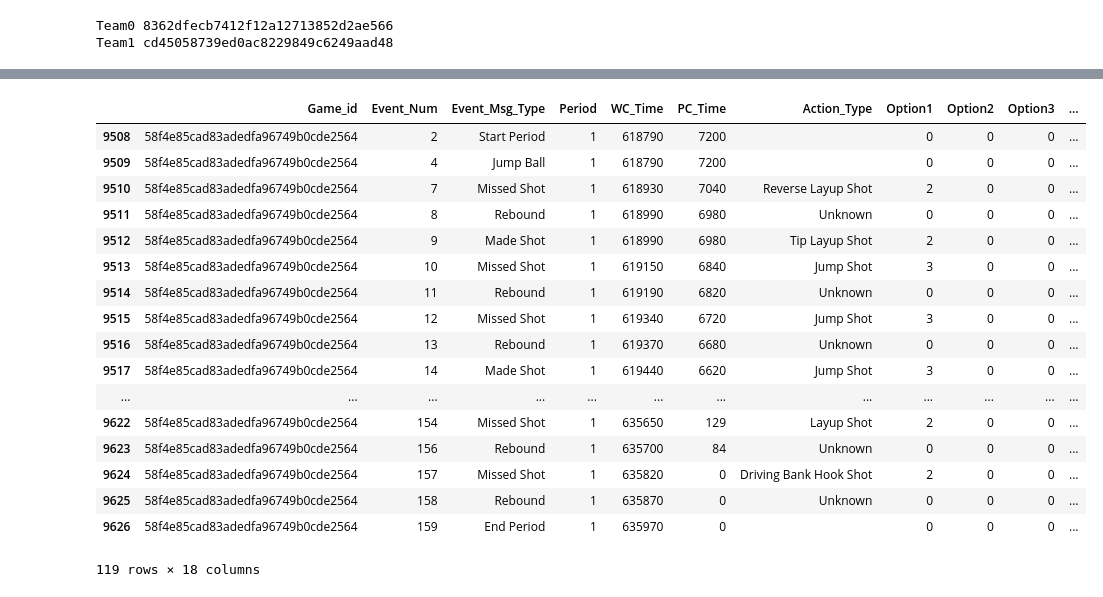
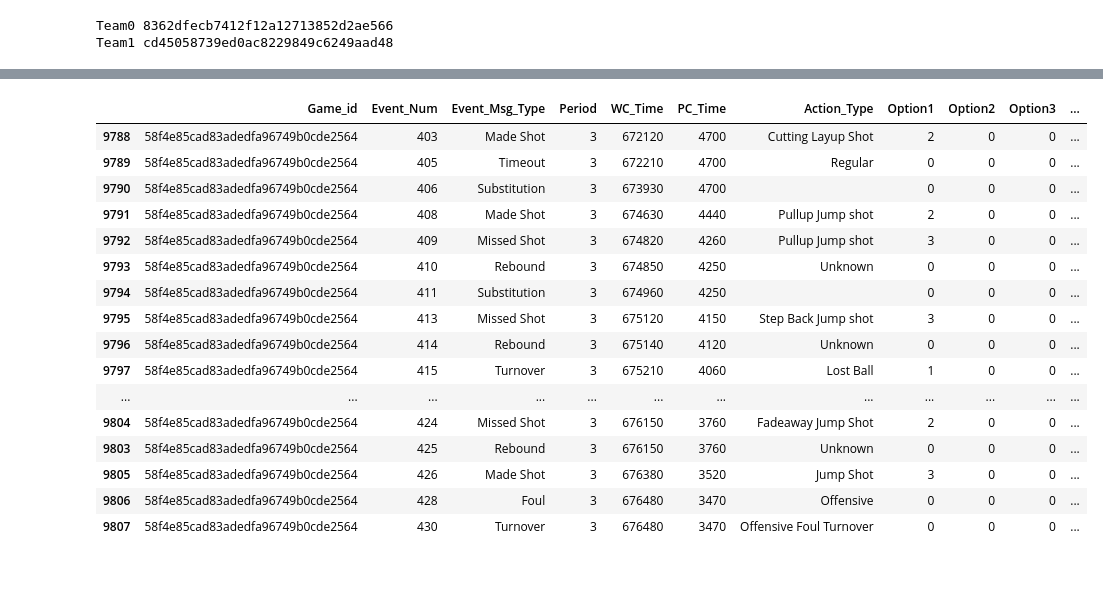
Before and after one commit to wpouse/NBA, a Jupyter notebook: Hackathon Prompt/NBARatingsScrubbed.ipynb, the cells around one changed output, grey strips where cells are left out. Cells and saved outputs as stored; diff of their text form; code cells hidden in the pictures.

```diff
--- a/Hackathon Prompt/NBARatingsScrubbed.ipynb
+++ b/Hackathon Prompt/NBARatingsScrubbed.ipynb
@@ -834,21 +814,20 @@ rdPBP[:55]
-# %%
-rdPBP[:119]
-# %% [output]
-|  | Game_id | Event_Num | Event_Msg_Type | Period | WC_Time | PC_Time | Action_Type | Option1 | Option2 | Option3 | ... |
-| 9508 | 58f4e85cad83adedfa96749b0cde2564 | 2 | Start Period | 1 | 618790 | 7200 |  | 0 | 0 | 0 | ... |
-| 9509 | 58f4e85cad83adedfa96749b0cde2564 | 4 | Jump Ball | 1 | 618790 | 7200 |  | 0 | 0 | 0 | ... |
-| 9510 | 58f4e85cad83adedfa96749b0cde2564 | 7 | Missed Shot | 1 | 618930 | 7040 | Reverse Layup Shot | 2 | 0 | 0 | ... |
-| 9511 | 58f4e85cad83adedfa96749b0cde2564 | 8 | Rebound | 1 | 618990 | 6980 | Unknown | 0 | 0 | 0 | ... |
-| 9512 | 58f4e85cad83adedfa96749b0cde2564 | 9 | Made Shot | 1 | 618990 | 6980 | Tip Layup Shot | 2 | 0 | 0 | ... |
-| 9513 | 58f4e85cad83adedfa96749b0cde2564 | 10 | Missed Shot | 1 | 619150 | 6840 | Jump Shot | 3 | 0 | 0 | ... |
-| 9514 | 58f4e85cad83adedfa96749b0cde2564 | 11 | Rebound | 1 | 619190 | 6820 | Unknown | 0 | 0 | 0 | ... |
-| 9515 | 58f4e85cad83adedfa96749b0cde2564 | 12 | Missed Shot | 1 | 619340 | 6720 | Jump Shot | 3 | 0 | 0 | ... |
-| 9516 | 58f4e85cad83adedfa96749b0cde2564 | 13 | Rebound | 1 | 619370 | 6680 | Unknown | 0 | 0 | 0 | ... |
-| 9517 | 58f4e85cad83adedfa96749b0cde2564 | 14 | Made Shot | 1 | 619440 | 6620 | Jump Shot | 3 | 0 | 0 | ... |
-| ... | ... | ... | ... | ... | ... | ... | ... | ... | ... | ... | ... |
-| 9622 | 58f4e85cad83adedfa96749b0cde2564 | 154 | Missed Shot | 1 | 635650 | 129 | Layup Shot | 2 | 0 | 0 | ... |
-| 9623 | 58f4e85cad83adedfa96749b0cde2564 | 156 | Rebound | 1 | 635700 | 84 | Unknown | 0 | 0 | 0 | ... |
-| 9624 | 58f4e85cad83adedfa96749b0cde2564 | 157 | Missed Shot | 1 | 635820 | 0 | Driving Bank Hook Shot | 2 | 0 | 0 | ... |
-| 9625 | 58f4e85cad83adedfa96749b0cde2564 | 158 | Rebound | 1 | 635870 | 0 | Unknown | 0 | 0 | 0 | ... |
-| 9626 | 58f4e85cad83adedfa96749b0cde2564 | 159 | End Period | 1 | 635970 | 0 |  | 0 | 0 | 0 | ... |
-119 rows × 18 columns
+# %%
+rdPBP[280:300]
+# %% [output]
+|  | Game_id | Event_Num | Event_Msg_Type | Period | WC_Time | PC_Time | Action_Type | Option1 | Option2 | Option3 | ... |
+| 9788 | 58f4e85cad83adedfa96749b0cde2564 | 403 | Made Shot | 3 | 672120 | 4700 | Cutting Layup Shot | 2 | 0 | 0 | ... |
+| 9789 | 58f4e85cad83adedfa96749b0cde2564 | 405 | Timeout | 3 | 672210 | 4700 | Regular | 0 | 0 | 0 | ... |
+| 9790 | 58f4e85cad83adedfa96749b0cde2564 | 406 | Substitution | 3 | 673930 | 4700 |  | 0 | 0 | 0 | ... |
+| 9791 | 58f4e85cad83adedfa96749b0cde2564 | 408 | Made Shot | 3 | 674630 | 4440 | Pullup Jump shot | 2 | 0 | 0 | ... |
+| 9792 | 58f4e85cad83adedfa96749b0cde2564 | 409 | Missed Shot | 3 | 674820 | 4260 | Pullup Jump shot | 3 | 0 | 0 | ... |
+| 9793 | 58f4e85cad83adedfa96749b0cde2564 | 410 | Rebound | 3 | 674850 | 4250 | Unknown | 0 | 0 | 0 | ... |
+| 9794 | 58f4e85cad83adedfa96749b0cde2564 | 411 | Substitution | 3 | 674960 | 4250 |  | 0 | 0 | 0 | ... |
+| 9795 | 58f4e85cad83adedfa96749b0cde2564 | 413 | Missed Shot | 3 | 675120 | 4150 | Step Back Jump shot | 3 | 0 | 0 | ... |
+| 9796 | 58f4e85cad83adedfa96749b0cde2564 | 414 | Rebound | 3 | 675140 | 4120 | Unknown | 0 | 0 | 0 | ... |
+| 9797 | 58f4e85cad83adedfa96749b0cde2564 | 415 | Turnover | 3 | 675210 | 4060 | Lost Ball | 1 | 0 | 0 | ... |
+| ... | ... | ... | ... | ... | ... | ... | ... | ... | ... | ... | ... |
+| 9804 | 58f4e85cad83adedfa96749b0cde2564 | 424 | Missed Shot | 3 | 676150 | 3760 | Fadeaway Jump Shot | 2 | 0 | 0 | ... |
+| 9803 | 58f4e85cad83adedfa96749b0cde2564 | 425 | Rebound | 3 | 676150 | 3760 | Unknown | 0 | 0 | 0 | ... |
+| 9805 | 58f4e85cad83adedfa96749b0cde2564 | 426 | Made Shot | 3 | 676380 | 3520 | Jump Shot | 3 | 0 | 0 | ... |
+| 9806 | 58f4e85cad83adedfa96749b0cde2564 | 428 | Foul | 3 | 676480 | 3470 | Offensive | 0 | 0 | 0 | ... |
+| 9807 | 58f4e85cad83adedfa96749b0cde2564 | 430 | Turnover | 3 | 676480 | 3470 | Offensive Foul Turnover | 0 | 0 | 0 | ... |
```
Also changed, not shown: parts of 3 cells of this notebook, 1 other file.
